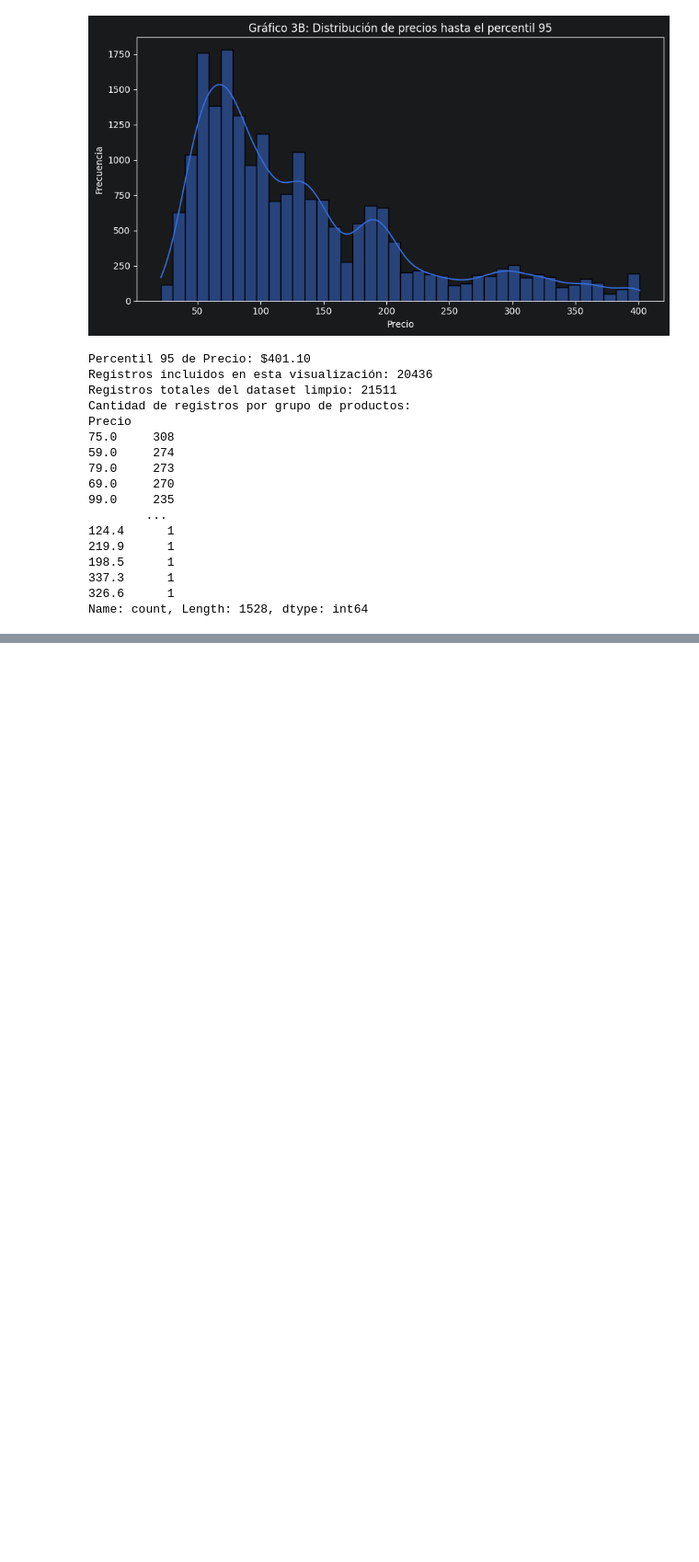
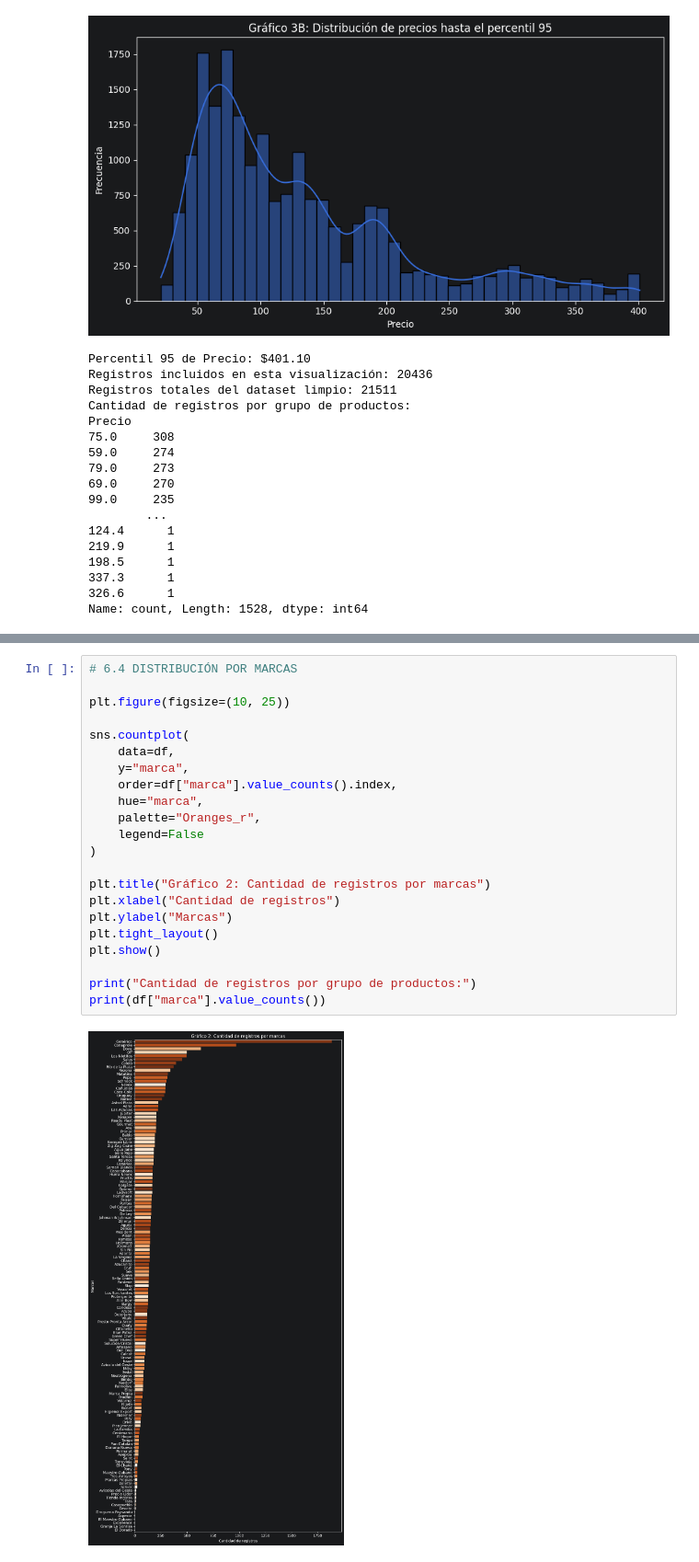
Before and after one commit to magnadata/ucu-python-4-data-analysis-project, a Jupyter notebook: notebooks/practice.ipynb, the cells around one changed output, grey strips where cells are left out. Shown at 92% size. Saved outputs shown, nothing was run; the diff lists cells and outputs as text; blank space fills up the shorter version.

```diff
--- a/notebooks/practice.ipynb
+++ b/notebooks/practice.ipynb
@@ -1087,0 +1097,24 @@ Name: count, Length: 1528, dtype: int64
+# %%
+# 6.4 DISTRIBUCIÓN POR MARCAS
+
+plt.figure(figsize=(10, 25))
+
+sns.countplot(
+    data=df,
+    y="marca",
+    order=df["marca"].value_counts().index,
+    hue="marca",
+    palette="Oranges_r",
+    legend=False
+)
+
+plt.title("Gráfico 2: Cantidad de registros por marcas")
+plt.xlabel("Cantidad de registros")
+plt.ylabel("Marcas")
+plt.tight_layout()
+plt.show()
+
+print("Cantidad de registros por grupo de productos:")
+print(df["marca"].value_counts())
+# %% [output]
+[figure, added]
```
Also changed, not shown: parts of 14 cells of this notebook.
